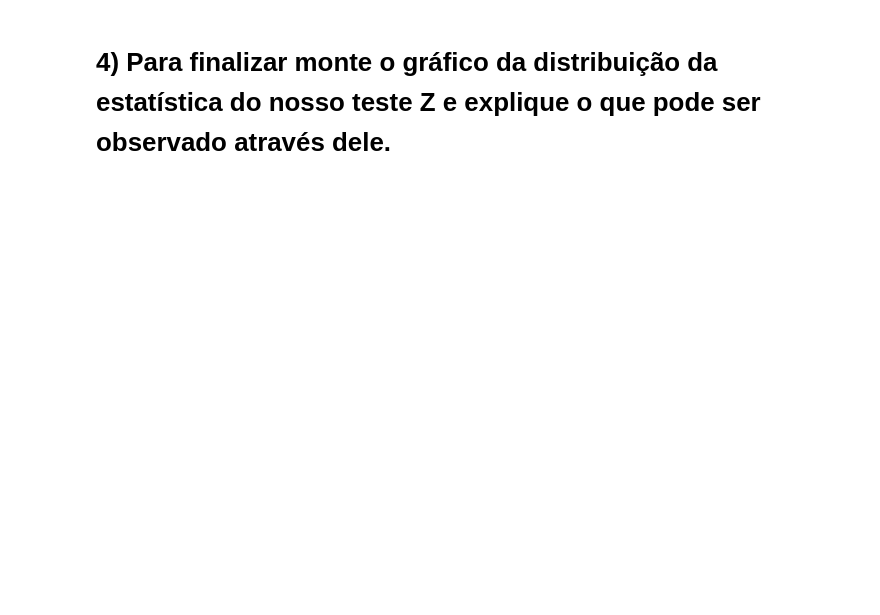
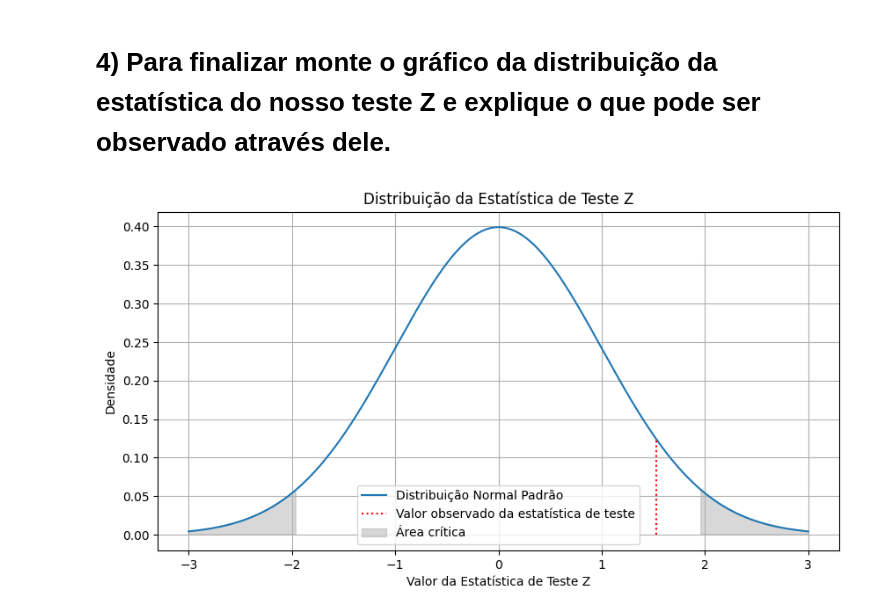
Before and after one commit to TierryW/Ciencia_de_Dados, a Jupyter notebook: Estatistica_Aplicada/Profissao_Cientista_de_Dados_M19_Pratique.ipynb, the cells around one changed output. Saved outputs shown, nothing was run; the diff lists cells and outputs as text; code cells hidden in the pictures; blank space fills up the shorter version.

```diff
--- a/Estatistica_Aplicada/Profissao_Cientista_de_Dados_M19_Pratique.ipynb
+++ b/Estatistica_Aplicada/Profissao_Cientista_de_Dados_M19_Pratique.ipynb
@@ -97,0 +96,5 @@ plt.show()
+# %%
+# Calcular as médias amostrais
+media_existente = amostra_estrategia_A.mean()
+media_novo = amostra_estrategia_B.mean()
+print(media_existente, media_novo)
@@ -97,0 +103,5 @@ plt.show()
+# %%
+# Calcular as variâncias amostrais
+var_existente = amostra_estrategia_A.var(ddof=1)
+var_novo = amostra_estrategia_B.var(ddof=1)
+print(var_existente, var_novo)
@@ -101,0 +140,32 @@ plt.show()
+# %%
+# Configurações do gráfico
+fig, ax = plt.subplots(figsize=(10, 5))
+
+# Valores de X e Y para plotar a distribuição
+x = np.linspace(-3, 3, 1000)
+# x = np.linspace(-3, 3, 1000): Esta linha cria um array x de 1000 pontos igualmente espaçados no intervalo de -3 a 3. Esse intervalo foi escolhido para abranger uma ampla gama de valores típicos para a estatística de teste Z, que segue uma distribuição normal padrão
+y = stats.norm.pdf(x, 0, 1)
+# y = stats.norm.pdf(x, 0, 1): Esta linha calcula os valores de densidade de probabilidade para cada ponto no array x com base na distribuição normal padrão.
+
+# Plotando a distribuição normal padrão
+ax.plot(x, y, label='Distribuição Normal Padrão')
+
+# Marcação do valor observado da estatística do teste
+ax.vlines(x=[z_statistic], ymin=0, ymax=stats.norm.pdf(z_statistic, 0, 1),
+        colors='r', linestyles='dotted', label='Valor observado da estatística de teste')
+
+# Área crítica
+critical_region = stats.norm.ppf(0.025), stats.norm.ppf(0.975)
+ax.fill_between(x, y, where=(x < critical_region[0]) | (x > critical_region[1]), color='gray', alpha=0.3, label='Área crítica')
+
+# Legenda e rótulos
+plt.legend()
+plt.xlabel('Valor da Estatística de Teste Z')
+plt.ylabel('Densidade')
+plt.title('Distribuição da Estatística de Teste Z')
+plt.grid(True)
+
+# Exibindo o gráfico
+plt.show()
+# %% [output]
+[figure, added]
```
Also changed, not shown: parts of 5 cells of this notebook.
